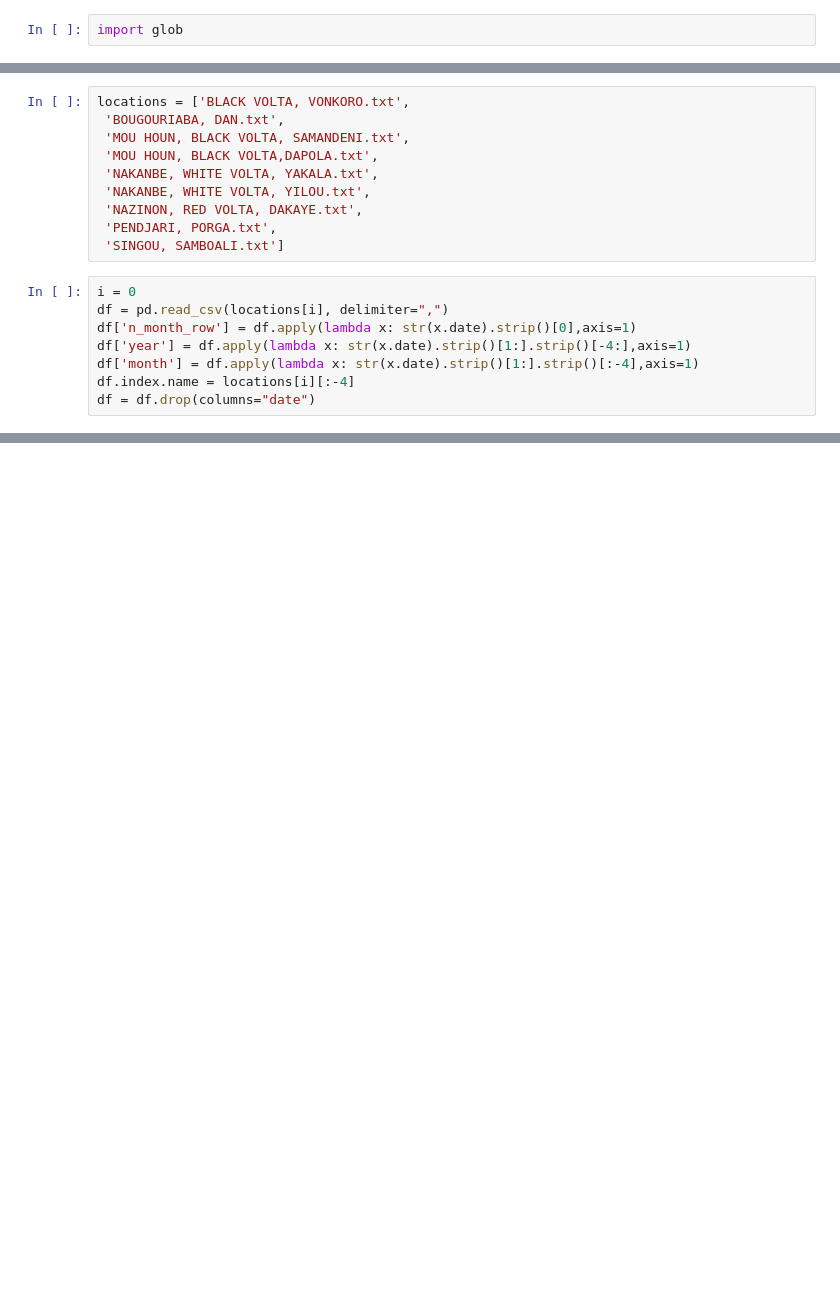
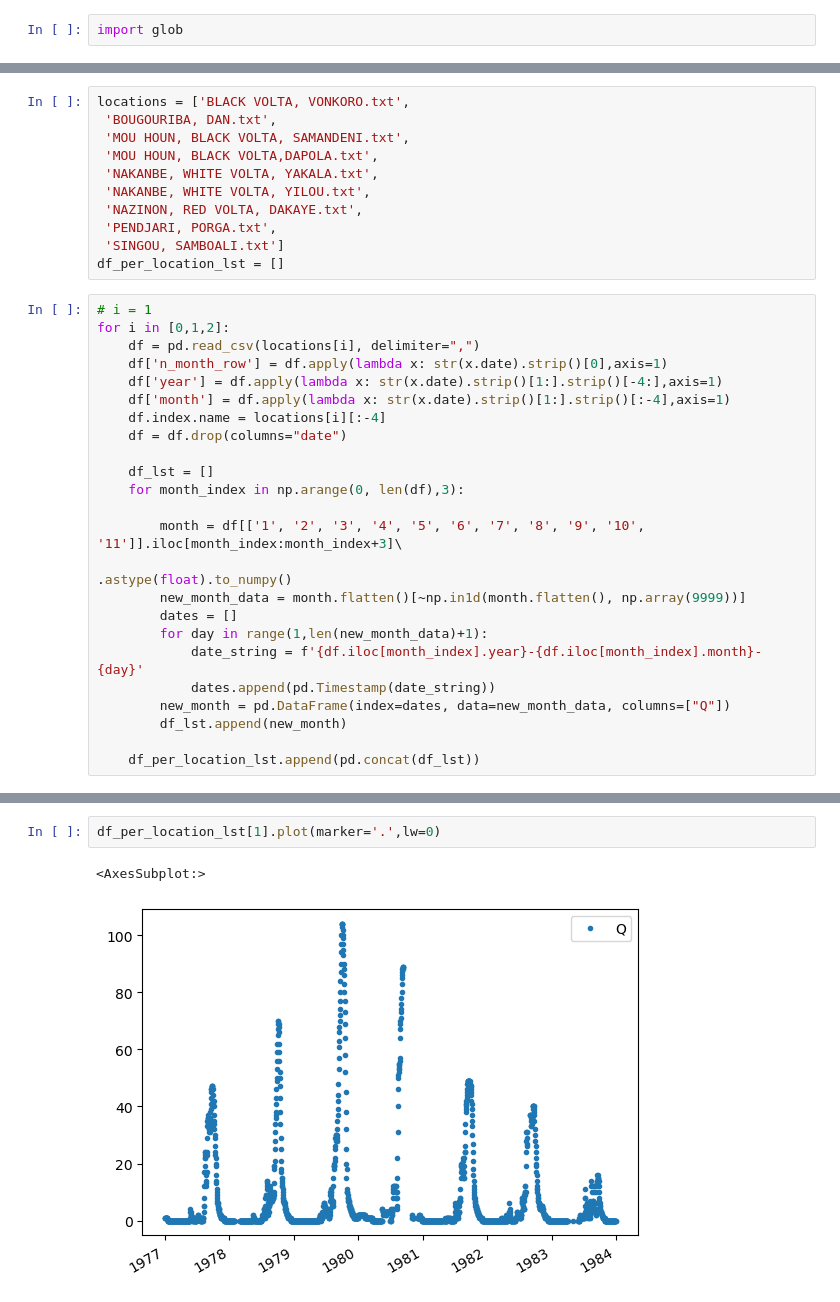
Before and after one commit to Daafip/Volta-burkina-faso, a Jupyter notebook: data/discharge data volta/discharge data.ipynb, the cells around one changed output, grey strips where cells are left out. Drawn from its saved outputs; the diff is of its cells as text; blank space fills up the shorter version.

Commit message:
working version of discharge data

```diff
--- a/data/discharge data volta/discharge data.ipynb
+++ b/data/discharge data volta/discharge data.ipynb
@@ -20,6 +23,6 @@ glob.glob("*.txt")
 # %%
 locations = ['BLACK VOLTA, VONKORO.txt',
- 'BOUGOURIABA, DAN.txt',
+ 'BOUGOURIBA, DAN.txt',
  'MOU HOUN, BLACK VOLTA, SAMANDENI.txt',
  'MOU HOUN, BLACK VOLTA,DAPOLA.txt',
  'NAKANBE, WHITE VOLTA, YAKALA.txt',
@@ -27,11 +30,28 @@ locations = ['BLACK VOLTA, VONKORO.txt',
  'NAZINON, RED VOLTA, DAKAYE.txt',
  'PENDJARI, PORGA.txt',
  'SINGOU, SAMBOALI.txt']
+df_per_location_lst = []
 # %%
-i = 0
-df = pd.read_csv(locations[i], delimiter=",")
-df['n_month_row'] = df.apply(lambda x: str(x.date).strip()[0],axis=1)
-df['year'] = df.apply(lambda x: str(x.date).strip()[1:].strip()[-4:],axis=1)
-df['month'] = df.apply(lambda x: str(x.date).strip()[1:].strip()[:-4],axis=1)
-df.index.name = locations[i][:-4]
-df = df.drop(columns="date")
+# i = 1
+for i in [0,1,2]:
+    df = pd.read_csv(locations[i], delimiter=",")
+    df['n_month_row'] = df.apply(lambda x: str(x.date).strip()[0],axis=1)
+    df['year'] = df.apply(lambda x: str(x.date).strip()[1:].strip()[-4:],axis=1)
+    df['month'] = df.apply(lambda x: str(x.date).strip()[1:].strip()[:-4],axis=1)
+    df.index.name = locations[i][:-4]
+    df = df.drop(columns="date")
+
+    df_lst = []
+    for month_index in np.arange(0, len(df),3):
+
+        month = df[['1', '2', '3', '4', '5', '6', '7', '8', '9', '10', '11']].iloc[month_index:month_index+3]\
+                                                                         .astype(float).to_numpy()
+        new_month_data = month.flatten()[~np.in1d(month.flatten(), np.array(9999))]
+        dates = []
+        for day in range(1,len(new_month_data)+1):
+            date_string = f'{df.iloc[month_index].year}-{df.iloc[month_index].month}-{day}'
+            dates.append(pd.Timestamp(date_string))
+        new_month = pd.DataFrame(index=dates, data=new_month_data, columns=["Q"])
+        df_lst.append(new_month)
+
+    df_per_location_lst.append(pd.concat(df_lst))
@@ -54,0 +74,5 @@ df
+# %%
+df_per_location_lst[1].plot(marker='.',lw=0)
+# %% [output]
+<AxesSubplot:>
+[figure, added]
```
Also changed, not shown: parts of 5 cells of this notebook, 2 other files.
